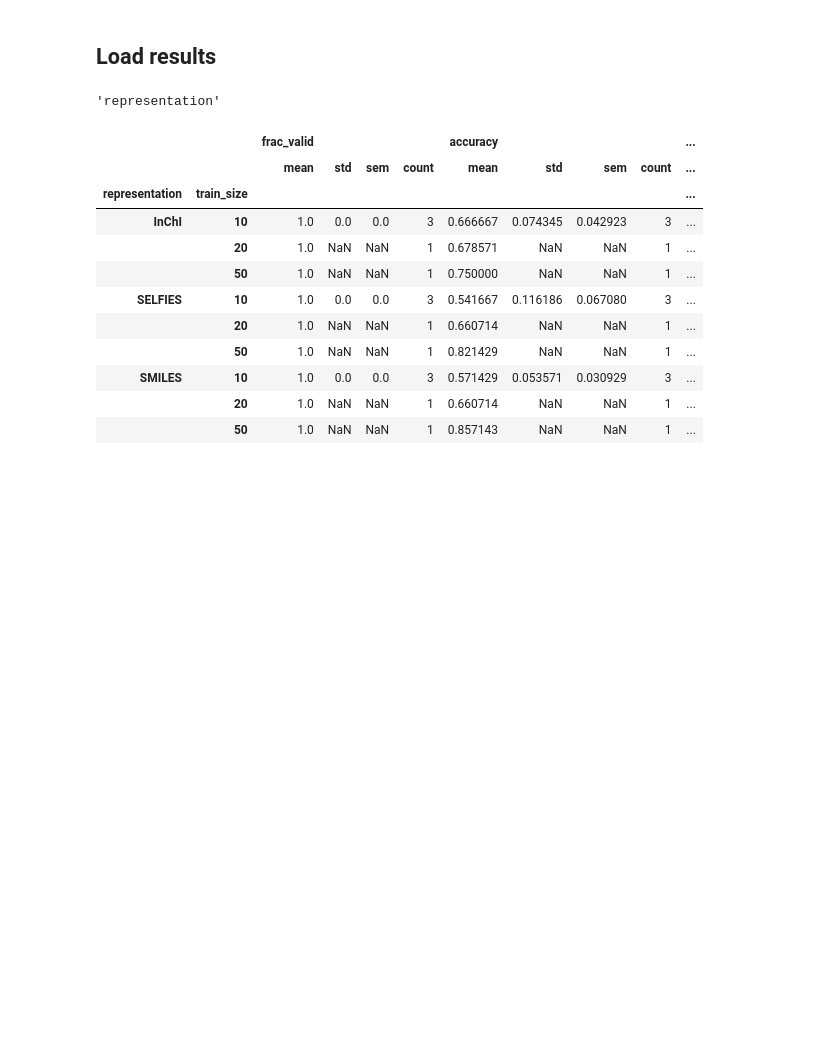
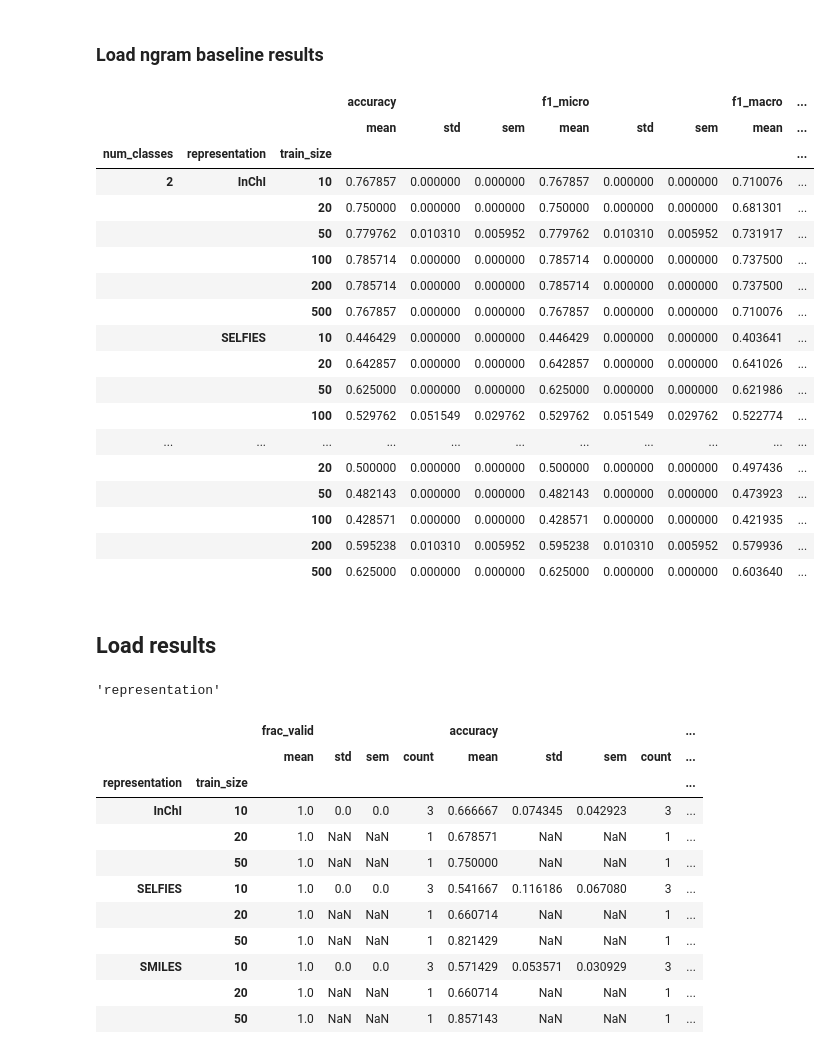
Before and after one commit to kjappelbaum/gptchem, a Jupyter notebook: experiments/03_classification/solubility/plot_results.ipynb, the cells around one changed output. Drawn from its saved outputs; the diff is of its cells as text; code cells hidden in the pictures; blank space fills up the shorter version.

```diff
--- a/experiments/03_classification/solubility/plot_results.ipynb
+++ b/experiments/03_classification/solubility/plot_results.ipynb
@@ -44,3 +44,5 @@ molclr_grouped
 |  | 100 | 61.0 | NaN | NaN | 0.781818 | NaN | NaN | 0.439581 | NaN | NaN | ... |
 |  | 200 | 63.0 | 57.982756 | 41.0 | 0.745455 | 0.071996 | 0.050909 | 0.369328 | 0.175233 | 0.123908 | ... |
 |  | 500 | 128.0 | NaN | NaN | 0.738182 | NaN | NaN | 0.351111 | NaN | NaN | ... |
+# %% [markdown]
+### Load ngram baseline results
@@ -47,3 +65,25 @@ molclr_grouped
+# %%
+n_gram_baseline_results_grouped
+# %% [output]
+|  |  |  | accuracy |  |  | f1_micro |  |  | f1_macro | ... |
+|  |  |  | mean | std | sem | mean | std | sem | mean | ... |
+| num_classes | representation | train_size |  |  |  |  |  |  |  | ... |
+| 2 | InChI | 10 | 0.767857 | 0.000000 | 0.000000 | 0.767857 | 0.000000 | 0.000000 | 0.710076 | ... |
+|  |  | 20 | 0.750000 | 0.000000 | 0.000000 | 0.750000 | 0.000000 | 0.000000 | 0.681301 | ... |
+|  |  | 50 | 0.779762 | 0.010310 | 0.005952 | 0.779762 | 0.010310 | 0.005952 | 0.731917 | ... |
+|  |  | 100 | 0.785714 | 0.000000 | 0.000000 | 0.785714 | 0.000000 | 0.000000 | 0.737500 | ... |
+|  |  | 200 | 0.785714 | 0.000000 | 0.000000 | 0.785714 | 0.000000 | 0.000000 | 0.737500 | ... |
+|  |  | 500 | 0.767857 | 0.000000 | 0.000000 | 0.767857 | 0.000000 | 0.000000 | 0.710076 | ... |
+|  | SELFIES | 10 | 0.446429 | 0.000000 | 0.000000 | 0.446429 | 0.000000 | 0.000000 | 0.403641 | ... |
+|  |  | 20 | 0.642857 | 0.000000 | 0.000000 | 0.642857 | 0.000000 | 0.000000 | 0.641026 | ... |
+|  |  | 50 | 0.625000 | 0.000000 | 0.000000 | 0.625000 | 0.000000 | 0.000000 | 0.621986 | ... |
+|  |  | 100 | 0.529762 | 0.051549 | 0.029762 | 0.529762 | 0.051549 | 0.029762 | 0.522774 | ... |
+| ... | ... | ... | ... | ... | ... | ... | ... | ... | ... | ... |
+|  |  | 20 | 0.500000 | 0.000000 | 0.000000 | 0.500000 | 0.000000 | 0.000000 | 0.497436 | ... |
+|  |  | 50 | 0.482143 | 0.000000 | 0.000000 | 0.482143 | 0.000000 | 0.000000 | 0.473923 | ... |
+|  |  | 100 | 0.428571 | 0.000000 | 0.000000 | 0.428571 | 0.000000 | 0.000000 | 0.421935 | ... |
+|  |  | 200 | 0.595238 | 0.010310 | 0.005952 | 0.595238 | 0.010310 | 0.005952 | 0.579936 | ... |
+|  |  | 500 | 0.625000 | 0.000000 | 0.000000 | 0.625000 | 0.000000 | 0.000000 | 0.603640 | ... |
 # %% [markdown]
 ## Load results
 # %%
```
Also changed, not shown: parts of 2 cells of this notebook, 2 other files.
